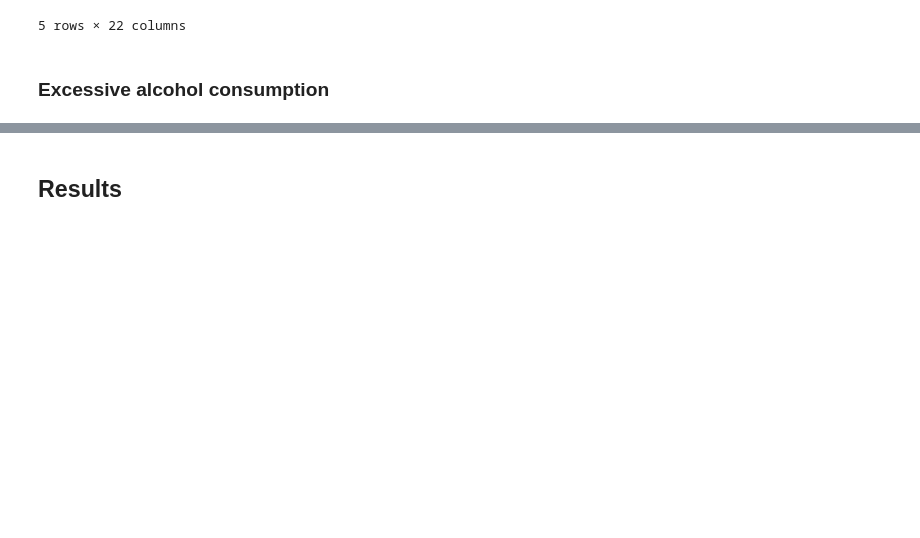
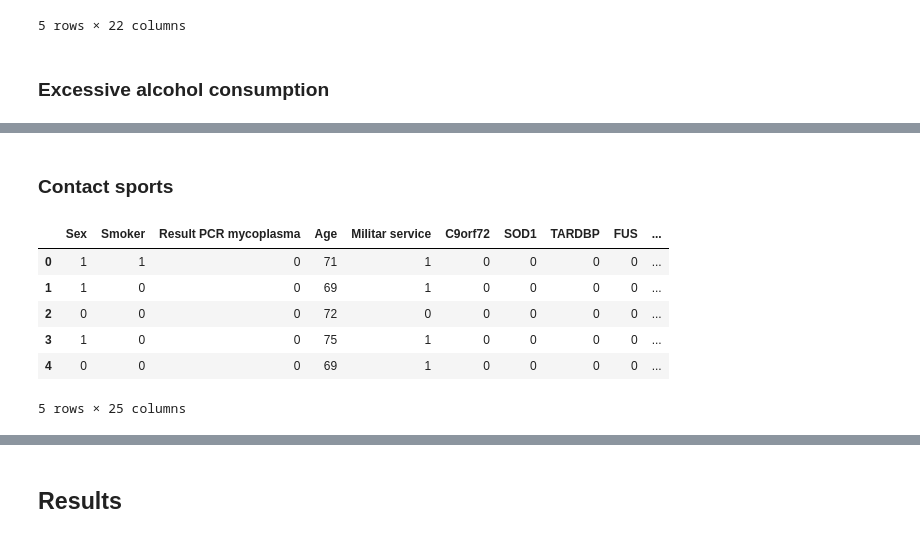
Before and after one commit to valeriacaro/ProjecteDSBIO, a Jupyter notebook: dataset_creation.ipynb, the cells around one changed output, grey strips where cells are left out. Drawn from its saved outputs; the diff is of its cells as text; code cells hidden in the pictures; blank space fills up the shorter version.

```diff
--- a/dataset_creation.ipynb
+++ b/dataset_creation.ipynb
@@ -428,0 +456,22 @@ data.head()
+# %% [markdown]
+### Contact sports
+# %%
+sports_rate_female = 0.046
+sports_rate_male = 0.11
+
+# Create a new column 'Excessive Alcohol Consumption' based on age and sex-specific rates
+data['Contact sports'] = np.where(
+    ((data['Sex'] == 0) & (np.random.rand(dataset_size) < sports_rate_female)) |
+    ((data['Sex'] == 1) & (np.random.rand(dataset_size) < sports_rate_male)),
+    1, 0 # If the conditions are met, assign '1' to the 'Excessive Alcohol Consumption' column; otherwise, assigns '0'.
+)
+
+data.head()
+# %% [output]
+|  | Sex | Smoker | Result PCR mycoplasma | Age | Militar service | C9orf72 | SOD1 | TARDBP | FUS | ... |
+| 0 | 1 | 1 | 0 | 71 | 1 | 0 | 0 | 0 | 0 | ... |
+| 1 | 1 | 0 | 0 | 69 | 1 | 0 | 0 | 0 | 0 | ... |
+| 2 | 0 | 0 | 0 | 72 | 0 | 0 | 0 | 0 | 0 | ... |
+| 3 | 1 | 0 | 0 | 75 | 1 | 0 | 0 | 0 | 0 | ... |
+| 4 | 0 | 0 | 0 | 69 | 1 | 0 | 0 | 0 | 0 | ... |
+5 rows × 25 columns
```
Also changed, not shown: parts of 23 cells of this notebook.
